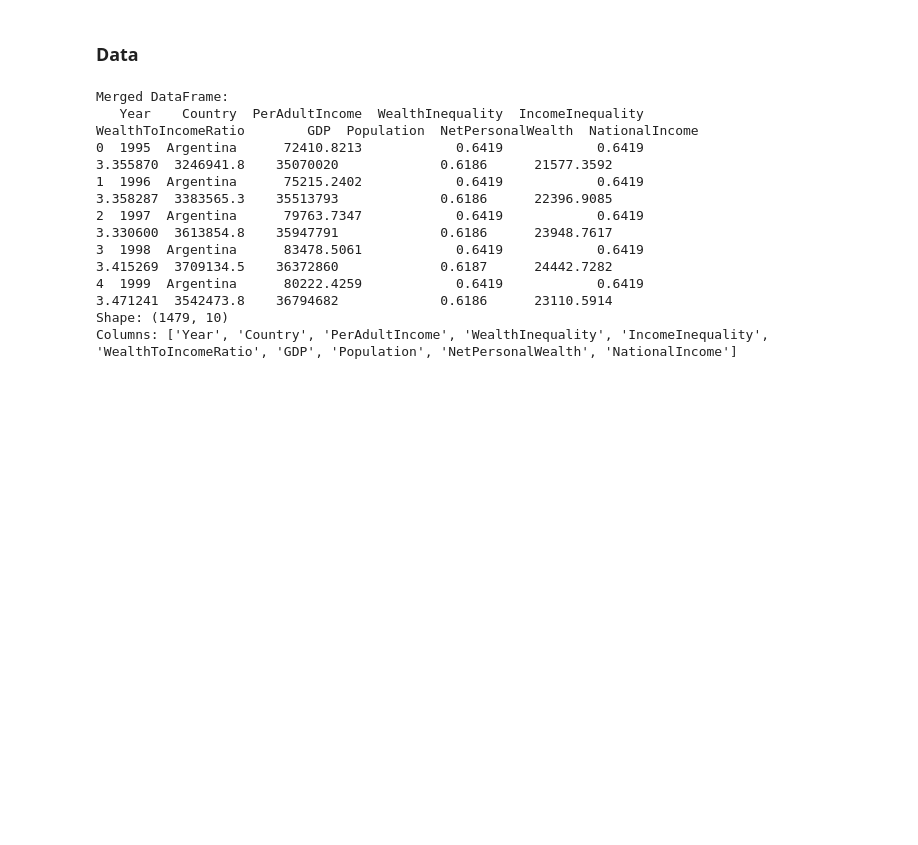
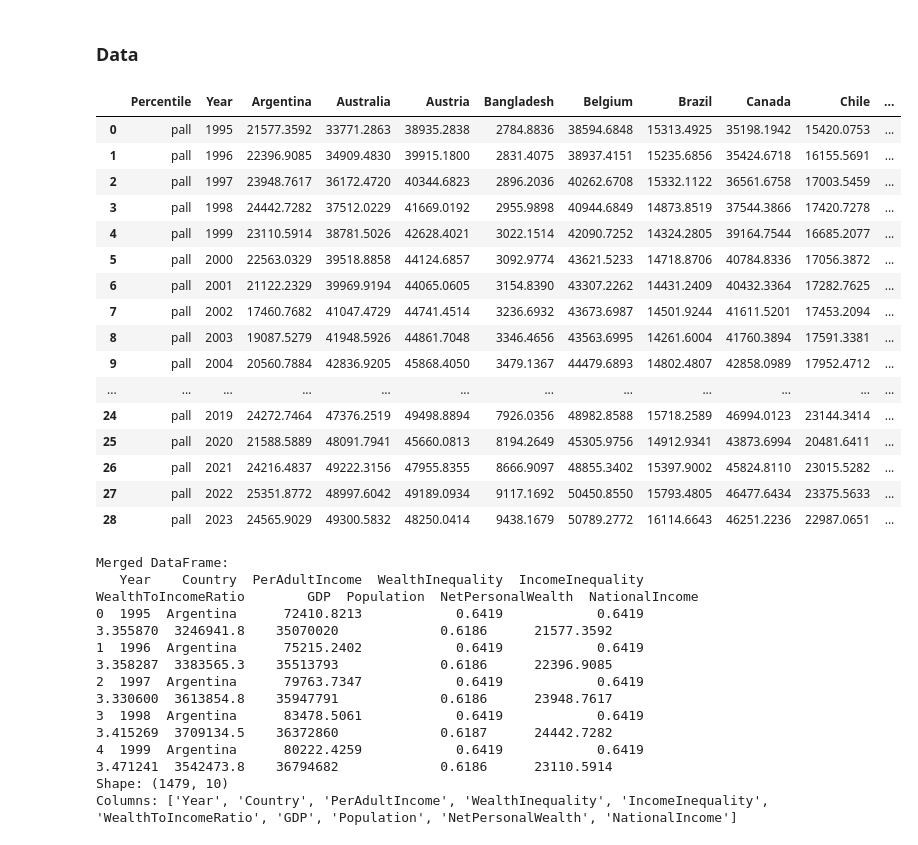
Before and after one commit to virajvekaria/IDS-Writing-Assignment, a Jupyter notebook: FINAL_SUBMISSION.ipynb, the cells around one changed output. Cells and saved outputs as stored; diff of their text form; code cells hidden in the pictures; blank space fills up the shorter version.

```diff
--- a/FINAL_SUBMISSION.ipynb
+++ b/FINAL_SUBMISSION.ipynb
@@ -65 +85,21 @@ os.makedirs('output', exist_ok=True)
+# %%
+df_national_income
+# %% [output]
+|  | Percentile | Year | Argentina | Australia | Austria | Bangladesh | Belgium | Brazil | Canada | Chile | ... |
+| 0 | pall | 1995 | 21577.3592 | 33771.2863 | 38935.2838 | 2784.8836 | 38594.6848 | 15313.4925 | 35198.1942 | 15420.0753 | ... |
+| 1 | pall | 1996 | 22396.9085 | 34909.4830 | 39915.1800 | 2831.4075 | 38937.4151 | 15235.6856 | 35424.6718 | 16155.5691 | ... |
+| 2 | pall | 1997 | 23948.7617 | 36172.4720 | 40344.6823 | 2896.2036 | 40262.6708 | 15332.1122 | 36561.6758 | 17003.5459 | ... |
+| 3 | pall | 1998 | 24442.7282 | 37512.0229 | 41669.0192 | 2955.9898 | 40944.6849 | 14873.8519 | 37544.3866 | 17420.7278 | ... |
+| 4 | pall | 1999 | 23110.5914 | 38781.5026 | 42628.4021 | 3022.1514 | 42090.7252 | 14324.2805 | 39164.7544 | 16685.2077 | ... |
+| 5 | pall | 2000 | 22563.0329 | 39518.8858 | 44124.6857 | 3092.9774 | 43621.5233 | 14718.8706 | 40784.8336 | 17056.3872 | ... |
+| 6 | pall | 2001 | 21122.2329 | 39969.9194 | 44065.0605 | 3154.8390 | 43307.2262 | 14431.2409 | 40432.3364 | 17282.7625 | ... |
+| 7 | pall | 2002 | 17460.7682 | 41047.4729 | 44741.4514 | 3236.6932 | 43673.6987 | 14501.9244 | 41611.5201 | 17453.2094 | ... |
+| 8 | pall | 2003 | 19087.5279 | 41948.5926 | 44861.7048 | 3346.4656 | 43563.6995 | 14261.6004 | 41760.3894 | 17591.3381 | ... |
+| 9 | pall | 2004 | 20560.7884 | 42836.9205 | 45868.4050 | 3479.1367 | 44479.6893 | 14802.4807 | 42858.0989 | 17952.4712 | ... |
+| ... | ... | ... | ... | ... | ... | ... | ... | ... | ... | ... | ... |
+| 24 | pall | 2019 | 24272.7464 | 47376.2519 | 49498.8894 | 7926.0356 | 48982.8588 | 15718.2589 | 46994.0123 | 23144.3414 | ... |
+| 25 | pall | 2020 | 21588.5889 | 48091.7941 | 45660.0813 | 8194.2649 | 45305.9756 | 14912.9341 | 43873.6994 | 20481.6411 | ... |
+| 26 | pall | 2021 | 24216.4837 | 49222.3156 | 47955.8355 | 8666.9097 | 48855.3402 | 15397.9002 | 45824.8110 | 23015.5282 | ... |
+| 27 | pall | 2022 | 25351.8772 | 48997.6042 | 49189.0934 | 9117.1692 | 50450.8550 | 15793.4805 | 46477.6434 | 23375.5633 | ... |
+| 28 | pall | 2023 | 24565.9029 | 49300.5832 | 48250.0414 | 9438.1679 | 50789.2772 | 16114.6643 | 46251.2236 | 22987.0651 | ... |
 # %%
```
Also changed, not shown: parts of 3 cells of this notebook, 8 other files.
